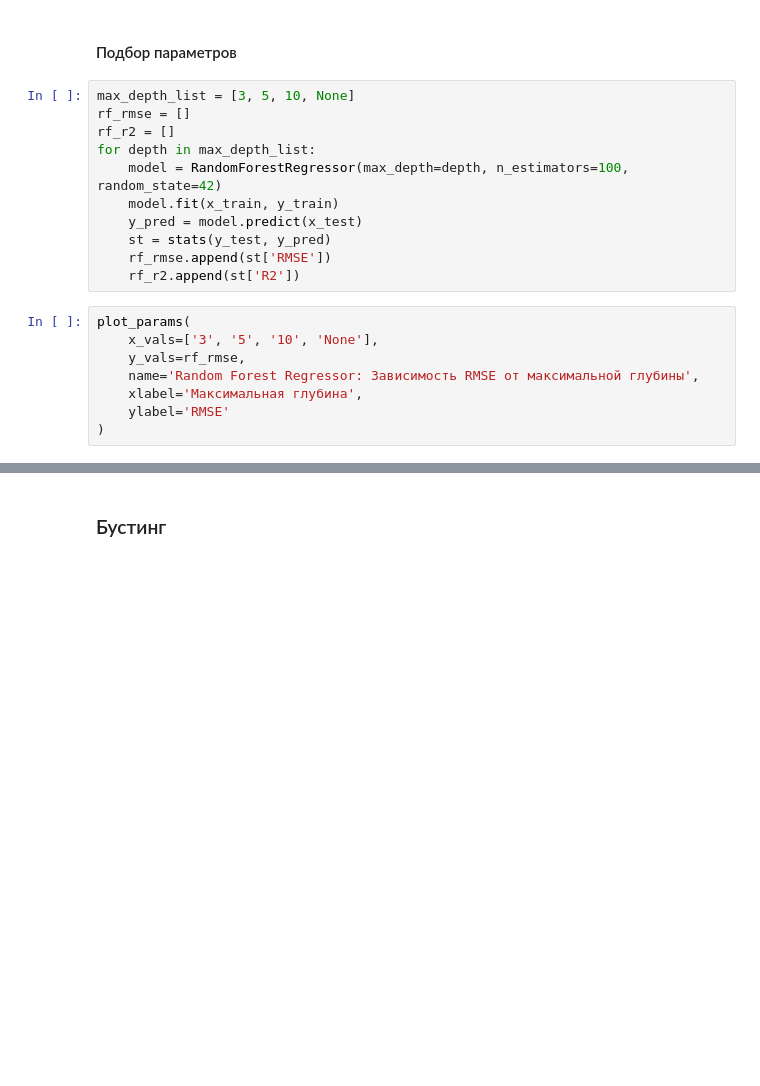
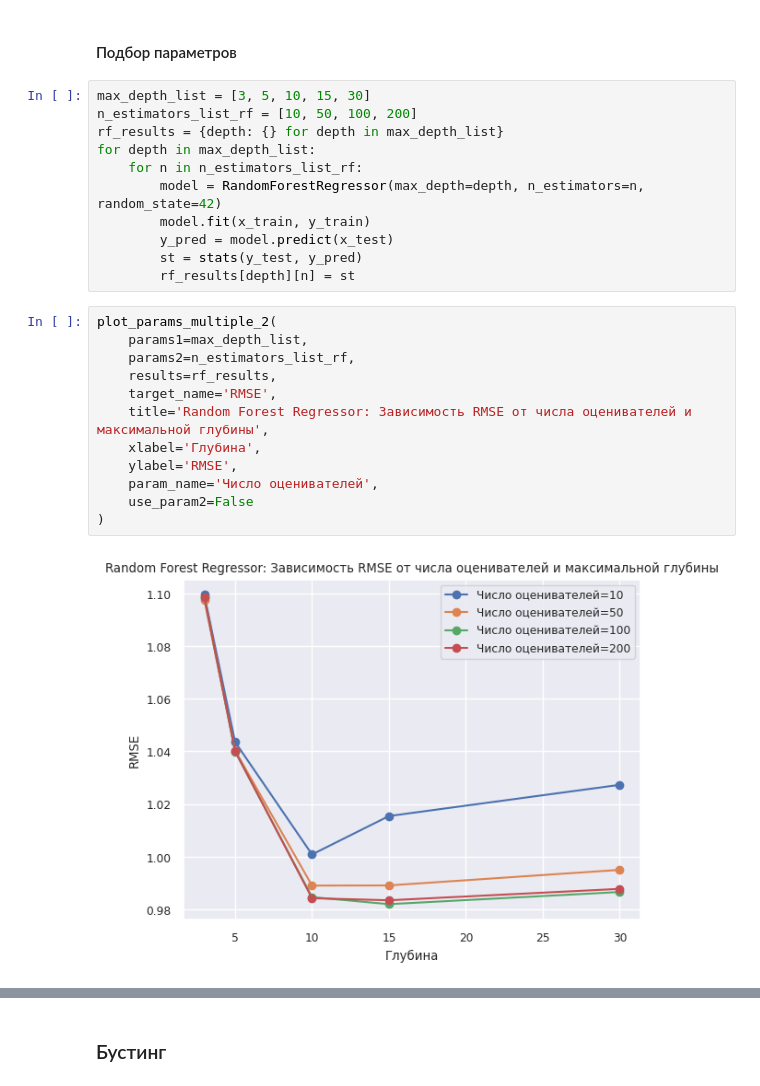
Before and after one commit to Kavacup/mad_rgz, a Jupyter notebook: Ensembles.ipynb, the cells around one changed output, grey strips where cells are left out. Cells and saved outputs as stored; diff of their text form; blank space fills up the shorter version.

Commit message:
train all models

```diff
--- a/Ensembles.ipynb
+++ b/Ensembles.ipynb
@@ -329,22 +485,28 @@ stats(
 # %% [markdown]
 #### Подбор параметров
 # %%
-max_depth_list = [3, 5, 10, None]
-rf_rmse = []
-rf_r2 = []
+max_depth_list = [3, 5, 10, 15, 30]
+n_estimators_list_rf = [10, 50, 100, 200]
+rf_results = {depth: {} for depth in max_depth_list}
 for depth in max_depth_list:
-    model = RandomForestRegressor(max_depth=depth, n_estimators=100, random_state=42)
-    model.fit(x_train, y_train)
-    y_pred = model.predict(x_test)
-    st = stats(y_test, y_pred)
-    rf_rmse.append(st['RMSE'])
-    rf_r2.append(st['R2'])
+    for n in n_estimators_list_rf:
+        model = RandomForestRegressor(max_depth=depth, n_estimators=n, random_state=42)
+        model.fit(x_train, y_train)
+        y_pred = model.predict(x_test)
+        st = stats(y_test, y_pred)
+        rf_results[depth][n] = st
 # %%
-plot_params(
-    x_vals=['3', '5', '10', 'None'],
-    y_vals=rf_rmse,
-    name='Random Forest Regressor: Зависимость RMSE от максимальной глубины',
-    xlabel='Максимальная глубина',
-    ylabel='RMSE'
+plot_params_multiple_2(
+    params1=max_depth_list,
+    params2=n_estimators_list_rf,
+    results=rf_results,
+    target_name='RMSE',
+    title='Random Forest Regressor: Зависимость RMSE от числа оценивателей и максимальной глубины',
+    xlabel='Глубина',
+    ylabel='RMSE',
+    param_name='Число оценивателей',
+    use_param2=False
 )
+# %% [output]
+[figure, added]
 # %%
```
Also changed, not shown: parts of 50 cells of this notebook.
